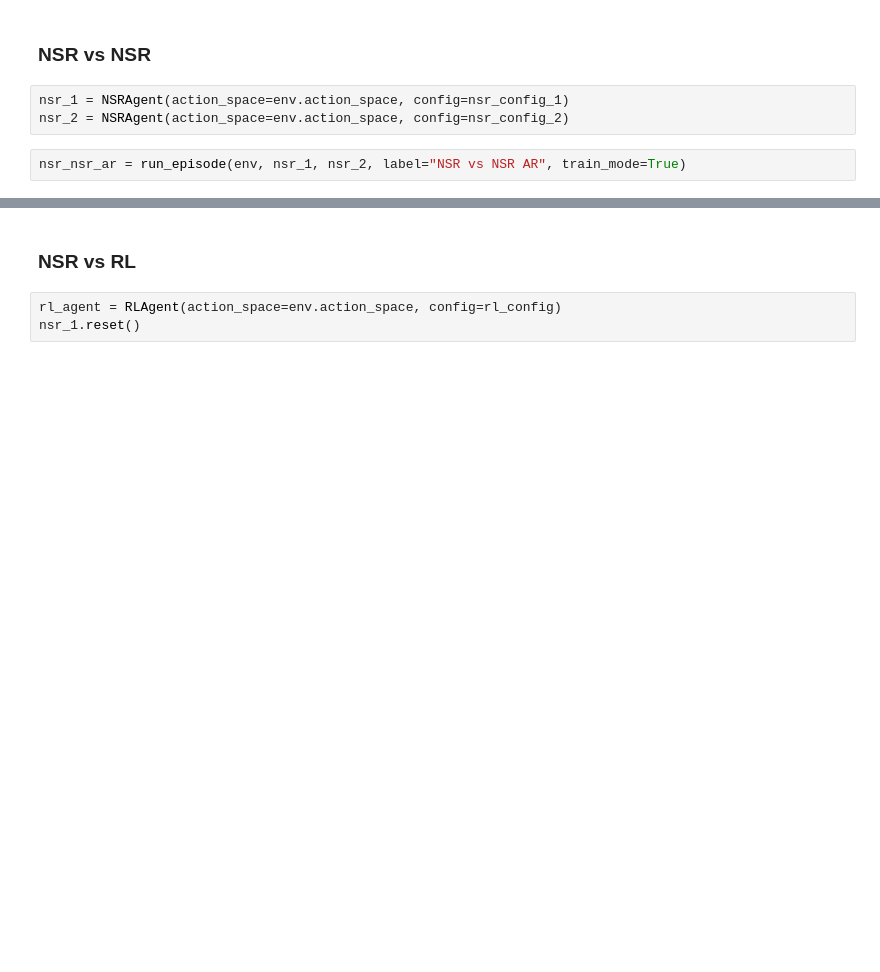
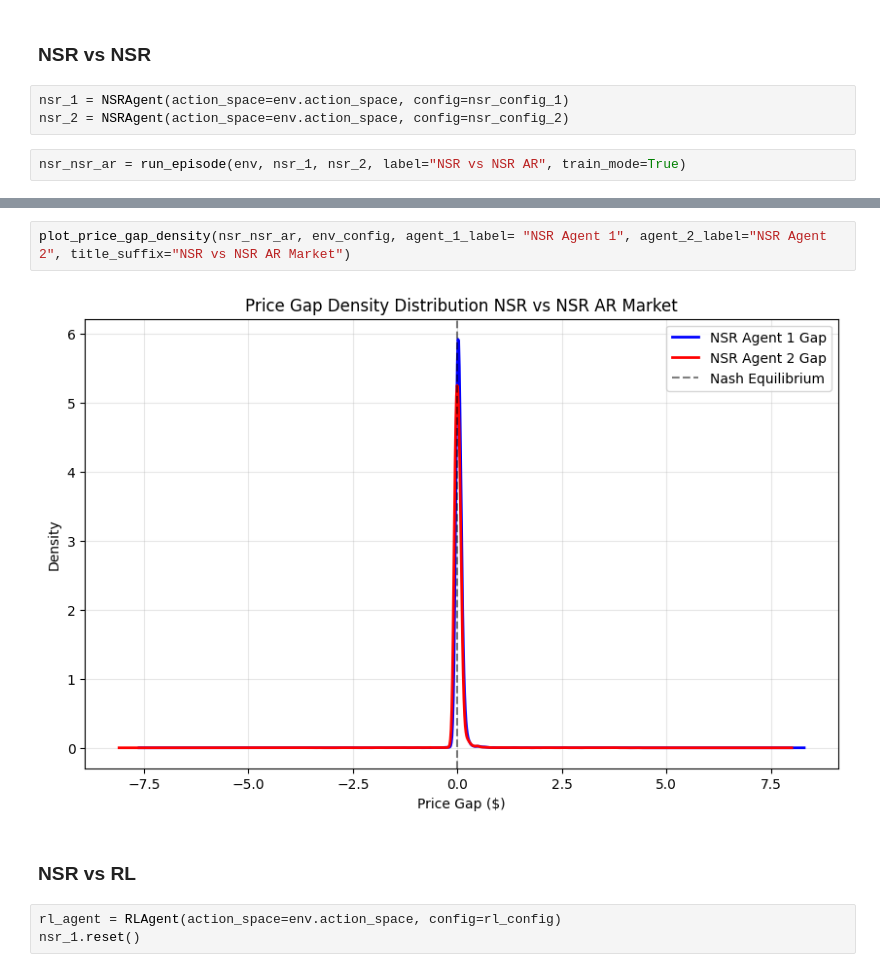
Before and after one commit to alan-w25/cis-6200-final, a Jupyter notebook: market_audit/notebooks/agent_agent_tests.ipynb, the cells around one changed output, grey strips where cells are left out. Saved outputs shown, nothing was run; the diff lists cells and outputs as text; blank space fills up the shorter version.

Commit message:
added new agent tests

```diff
--- a/market_audit/notebooks/agent_agent_tests.ipynb
+++ b/market_audit/notebooks/agent_agent_tests.ipynb
@@ -217,3 +234,7 @@ plot_price_gap(nsr_nsr_ar, env_config, title_suffix="NSR vs NSR AR", agent_1_lab
+# %%
+plot_price_gap_density(nsr_nsr_ar, env_config, agent_1_label= "NSR Agent 1", agent_2_label="NSR Agent 2", title_suffix="NSR vs NSR AR Market")
+# %% [output]
+[figure, added]
 # %% [markdown]
 ### NSR vs RL
 # %%
```
Also changed, not shown: parts of 17 cells of this notebook, 2 other files.
